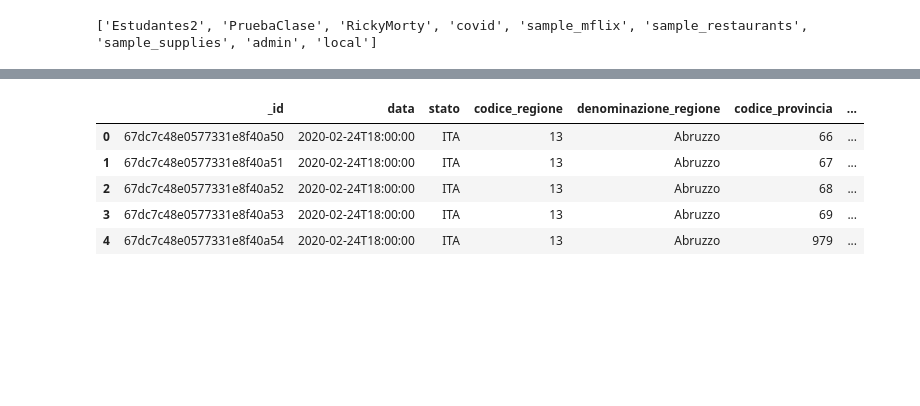
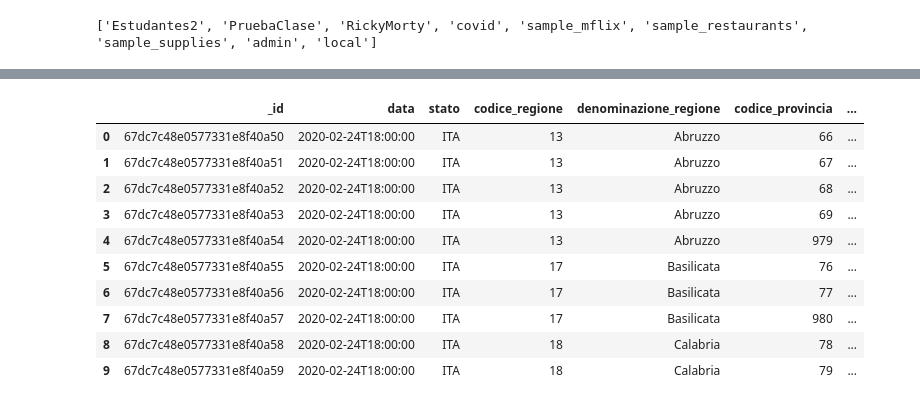
Before and after one commit to ConstantinMadalin/Tareas-y-Ejercicios-de-Clase, a Jupyter notebook: SBD/Tarea T3.3/GRAFICOS.ipynb, the cells around one changed output, grey strips where cells are left out. Cells and saved outputs as stored; diff of their text form; code cells hidden in the pictures; blank space fills up the shorter version.

```diff
--- a/SBD/Tarea T3.3/GRAFICOS.ipynb
+++ b/SBD/Tarea T3.3/GRAFICOS.ipynb
@@ -30,4 +31,29 @@ import seaborn as sns
-# %%
-##Pon unha variable en función da cal se lea de mongo ou se empregue o read_json() para ler o dataset dun arquivo no seu lugar.
-##df=pd.read_json('coviditalia.json')
-df=pd.DataFrame(list(db_coviditalia.find()))
+# %%
+# Configuración
+read_from_local = True
+json_file = 'coviditalia.json'
+
+if read_from_local:
+    df = pd.read_json(json_file)
+else:
+    data = list(db_coviditalia.find())
+
+    # Convertir ObjectId y otros tipos no serializables
+    for doc in data:
+        doc['_id'] = str(doc['_id'])  # Convertir ObjectId a string
+
+    df = pd.DataFrame(data)
+
+    # Limpieza de caracteres
+    for col in df.select_dtypes(include=['object']):
+        df[col] = df[col].apply(
+            lambda x: x.encode('utf-8', 'ignore').decode('utf-8')
+            if isinstance(x, str)
+            else x
+        )
+
+    with open(json_file, 'w', encoding='utf-8') as f:
+        json.dump(df.to_dict(orient='records'), f, ensure_ascii=False)
+
+print(f"Datos cargados: {len(df)} registros")
+print(df.head(10))
@@ -34,9 +77,16 @@ df=pd.DataFrame(list(db_coviditalia.find()))
+# %%
+df = pd.DataFrame(data)
 # %%
-df.head(5)
+df.head(10)
 # %% [output]
 |  | _id | data | stato | codice_regione | denominazione_regione | codice_provincia | ... |
 | 0 | 67dc7c48e0577331e8f40a50 | 2020-02-24T18:00:00 | ITA | 13 | Abruzzo | 66 | ... |
 | 1 | 67dc7c48e0577331e8f40a51 | 2020-02-24T18:00:00 | ITA | 13 | Abruzzo | 67 | ... |
 | 2 | 67dc7c48e0577331e8f40a52 | 2020-02-24T18:00:00 | ITA | 13 | Abruzzo | 68 | ... |
 | 3 | 67dc7c48e0577331e8f40a53 | 2020-02-24T18:00:00 | ITA | 13 | Abruzzo | 69 | ... |
 | 4 | 67dc7c48e0577331e8f40a54 | 2020-02-24T18:00:00 | ITA | 13 | Abruzzo | 979 | ... |
+| 5 | 67dc7c48e0577331e8f40a55 | 2020-02-24T18:00:00 | ITA | 17 | Basilicata | 76 | ... |
+| 6 | 67dc7c48e0577331e8f40a56 | 2020-02-24T18:00:00 | ITA | 17 | Basilicata | 77 | ... |
+| 7 | 67dc7c48e0577331e8f40a57 | 2020-02-24T18:00:00 | ITA | 17 | Basilicata | 980 | ... |
+| 8 | 67dc7c48e0577331e8f40a58 | 2020-02-24T18:00:00 | ITA | 18 | Calabria | 78 | ... |
+| 9 | 67dc7c48e0577331e8f40a59 | 2020-02-24T18:00:00 | ITA | 18 | Calabria | 79 | ... |
```
Also changed, not shown: parts of 8 cells of this notebook, 1 other file.
